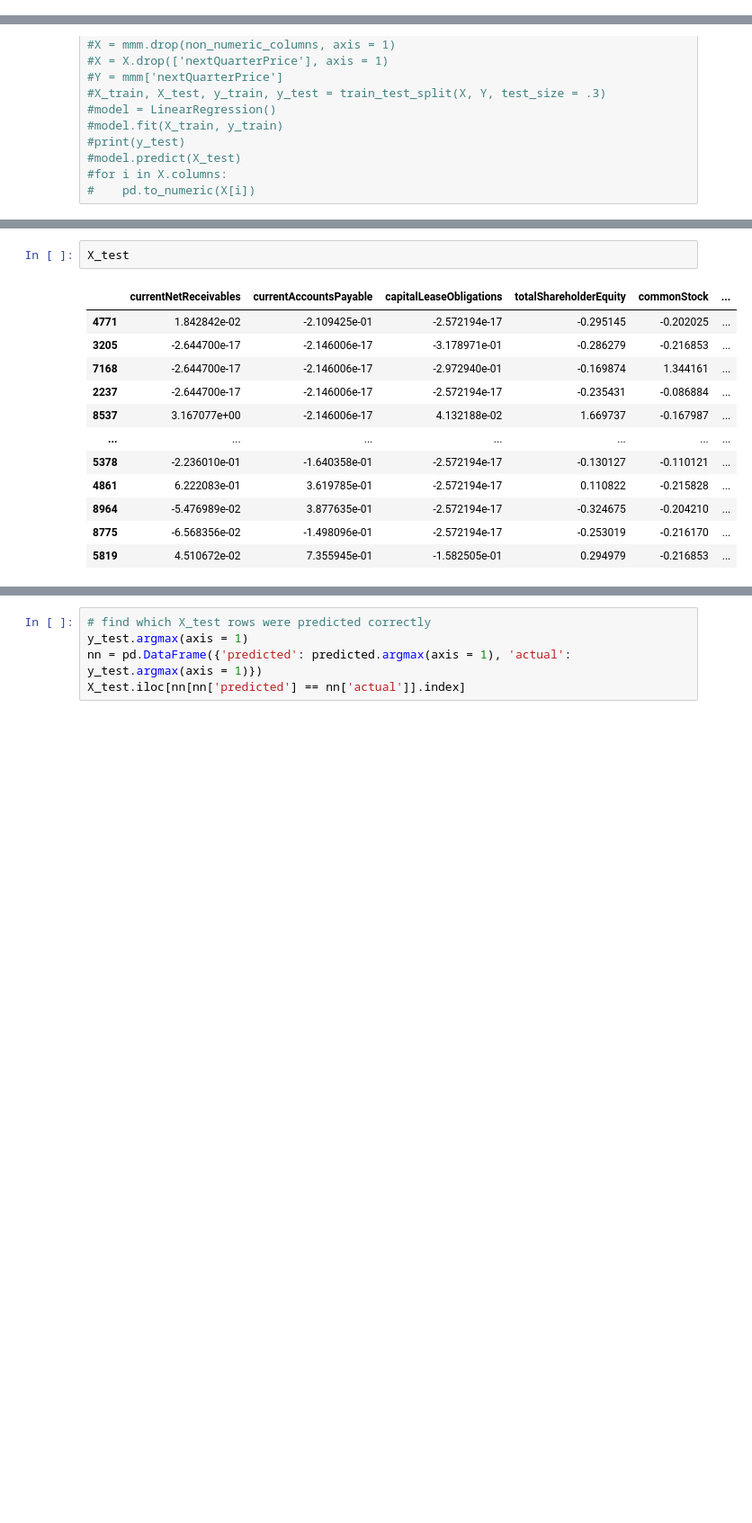
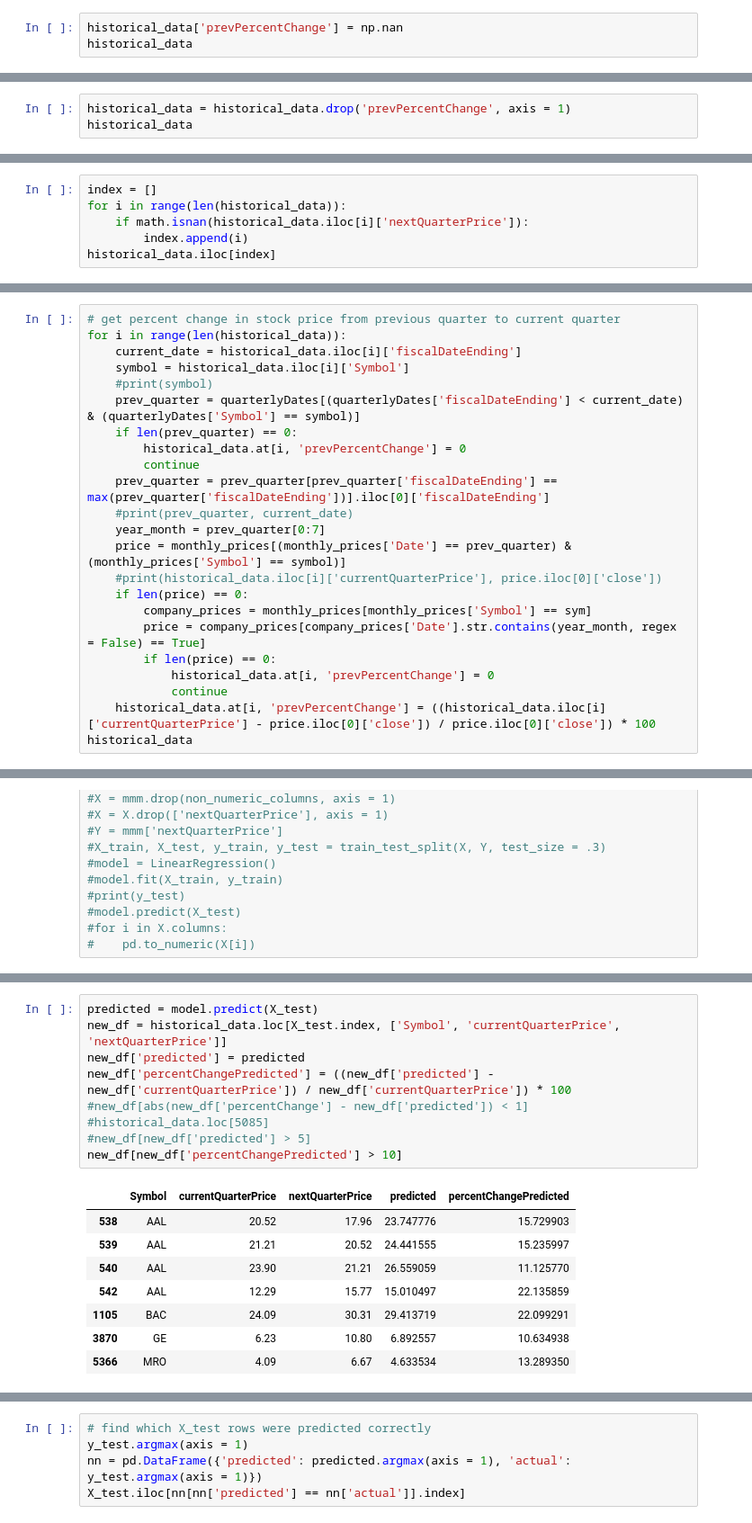
Before and after one commit to rtshinta/StockMarket, a Jupyter notebook: stock_market_analysis.ipynb, the cells around one changed output, grey strips where cells are left out. Shown: that part at 90% size. Saved outputs shown, nothing was run; the diff lists cells and outputs as text; blank space fills up the shorter version.

```diff
--- a/stock_market_analysis.ipynb
+++ b/stock_market_analysis.ipynb
@@ -126,3 +129,6 @@ historical_data
 | 9167 | 2017-03-31 | USD | 7649000000 | 3383000000 | 629000000 | ... |
 | 9168 | 2016-12-31 | USD | 7649000000 | 3390000000 | 727000000 | ... |
 9169 rows × 99 columns
+# %%
+historical_data['prevPercentChange'] = np.nan
+historical_data
@@ -188,0 +223,3 @@ for i in range(len(historical_data)):
+# %%
+historical_data = historical_data.drop('prevPercentChange', axis = 1)
+historical_data
@@ -225,0 +305,6 @@ historical_data
+# %%
+index = []
+for i in range(len(historical_data)):
+    if math.isnan(historical_data.iloc[i]['nextQuarterPrice']):
+        index.append(i)
+historical_data.iloc[index]
@@ -250,3 +349,26 @@ for i in range(len(historical_data)):
         #print(newDate, nextQuarter.iloc[0]['close'])
 # %% [output]
 9149
+# %%
+# get percent change in stock price from previous quarter to current quarter
+for i in range(len(historical_data)):
+    current_date = historical_data.iloc[i]['fiscalDateEnding']
+    symbol = historical_data.iloc[i]['Symbol']
+    #print(symbol)
+    prev_quarter = quarterlyDates[(quarterlyDates['fiscalDateEnding'] < current_date) & (quarterlyDates['Symbol'] == symbol)]
+    if len(prev_quarter) == 0:
+        historical_data.at[i, 'prevPercentChange'] = 0
+        continue
+    prev_quarter = prev_quarter[prev_quarter['fiscalDateEnding'] == max(prev_quarter['fiscalDateEnding'])].iloc[0]['fiscalDateEnding']
+    #print(prev_quarter, current_date)
+    year_month = prev_quarter[0:7]
+    price = monthly_prices[(monthly_prices['Date'] == prev_quarter) & (monthly_prices['Symbol'] == symbol)]
+    #print(historical_data.iloc[i]['currentQuarterPrice'], price.iloc[0]['close'])
+    if len(price) == 0:
+        company_prices = monthly_prices[monthly_prices['Symbol'] == sym]
+        price = company_prices[company_prices['Date'].str.contains(year_month, regex = False) == True]
+        if len(price) == 0:
+            historical_data.at[i, 'prevPercentChange'] = 0
+            continue
+    historical_data.at[i, 'prevPercentChange'] = ((historical_data.iloc[i]['currentQuarterPrice'] - price.iloc[0]['close']) / price.iloc[0]['close']) * 100
+historical_data
@@ -482,15 +753,18 @@ model.evaluate(X_test, y_test)
 # %%
-X_test
+predicted = model.predict(X_test)
+new_df = historical_data.loc[X_test.index, ['Symbol', 'currentQuarterPrice', 'nextQuarterPrice']]
+new_df['predicted'] = predicted
+new_df['percentChangePredicted'] = ((new_df['predicted'] - new_df['currentQuarterPrice']) / new_df['currentQuarterPrice']) * 100
+#new_df[abs(new_df['percentChange'] - new_df['predicted']) < 1]
+#historical_data.loc[5085]
+#new_df[new_df['predicted'] > 5]
+new_df[new_df['percentChangePredicted'] > 10]
 # %% [output]
-|  | currentNetReceivables | currentAccountsPayable | capitalLeaseObligations | totalShareholderEquity | commonStock | ... |
-| 4771 | 1.842842e-02 | -2.109425e-01 | -2.572194e-17 | -0.295145 | -0.202025 | ... |
-| 3205 | -2.644700e-17 | -2.146006e-17 | -3.178971e-01 | -0.286279 | -0.216853 | ... |
-| 7168 | -2.644700e-17 | -2.146006e-17 | -2.972940e-01 | -0.169874 | 1.344161 | ... |
-| 2237 | -2.644700e-17 | -2.146006e-17 | -2.572194e-17 | -0.235431 | -0.086884 | ... |
-| 8537 | 3.167077e+00 | -2.146006e-17 | 4.132188e-02 | 1.669737 | -0.167987 | ... |
-| ... | ... | ... | ... | ... | ... | ... |
-| 5378 | -2.236010e-01 | -1.640358e-01 | -2.572194e-17 | -0.130127 | -0.110121 | ... |
-| 4861 | 6.222083e-01 | 3.619785e-01 | -2.572194e-17 | 0.110822 | -0.215828 | ... |
-| 8964 | -5.476989e-02 | 3.877635e-01 | -2.572194e-17 | -0.324675 | -0.204210 | ... |
-| 8775 | -6.568356e-02 | -1.498096e-01 | -2.572194e-17 | -0.253019 | -0.216170 | ... |
-| 5819 | 4.510672e-02 | 7.355945e-01 | -1.582505e-01 | 0.294979 | -0.216853 | ... |
+|  | Symbol | currentQuarterPrice | nextQuarterPrice | predicted | percentChangePredicted |
+| 538 | AAL | 20.52 | 17.96 | 23.747776 | 15.729903 |
+| 539 | AAL | 21.21 | 20.52 | 24.441555 | 15.235997 |
+| 540 | AAL | 23.90 | 21.21 | 26.559059 | 11.125770 |
+| 542 | AAL | 12.29 | 15.77 | 15.010497 | 22.135859 |
+| 1105 | BAC | 24.09 | 30.31 | 29.413719 | 22.099291 |
+| 3870 | GE | 6.23 | 10.80 | 6.892557 | 10.634938 |
+| 5366 | MRO | 4.09 | 6.67 | 4.633534 | 13.289350 |
```
Also changed, not shown: parts of 30 cells of this notebook, 7 other files.
